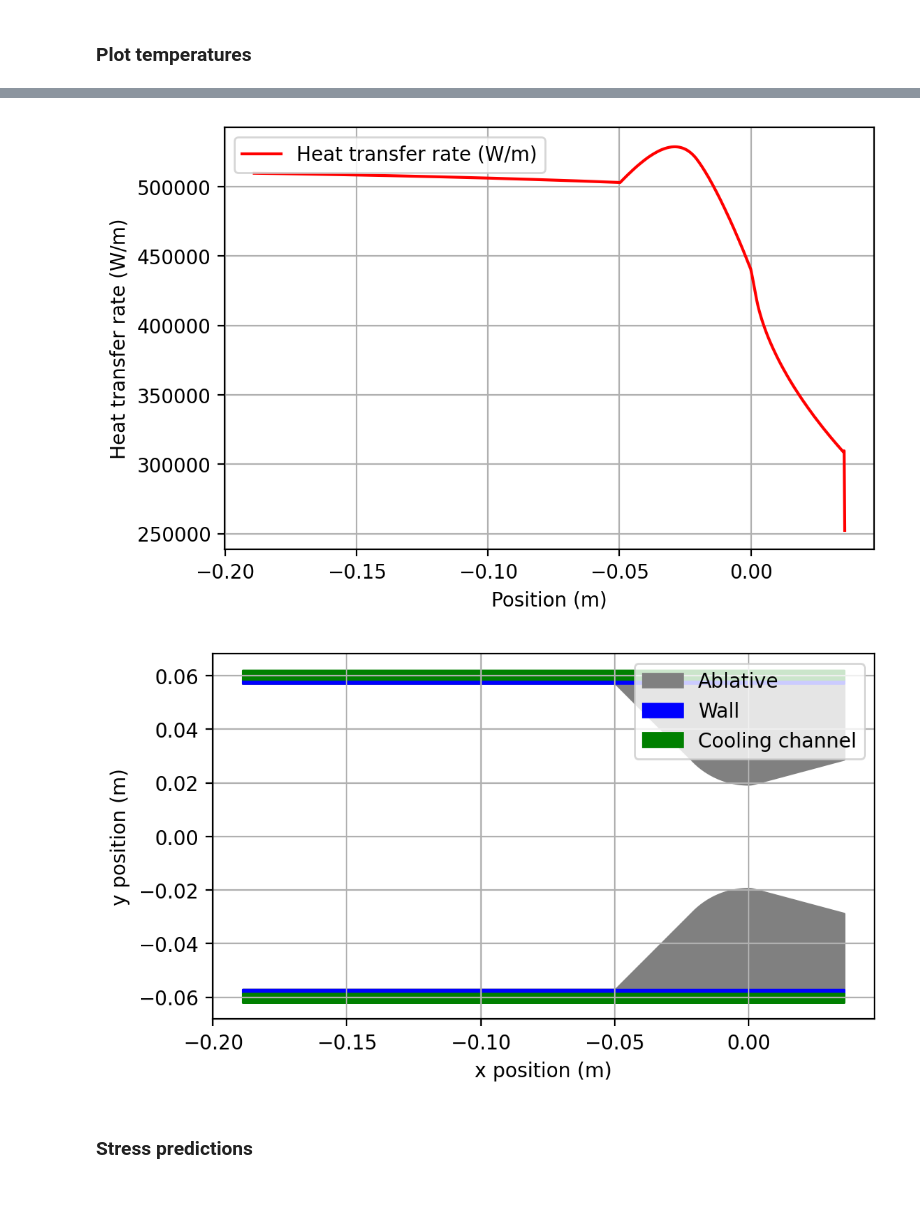
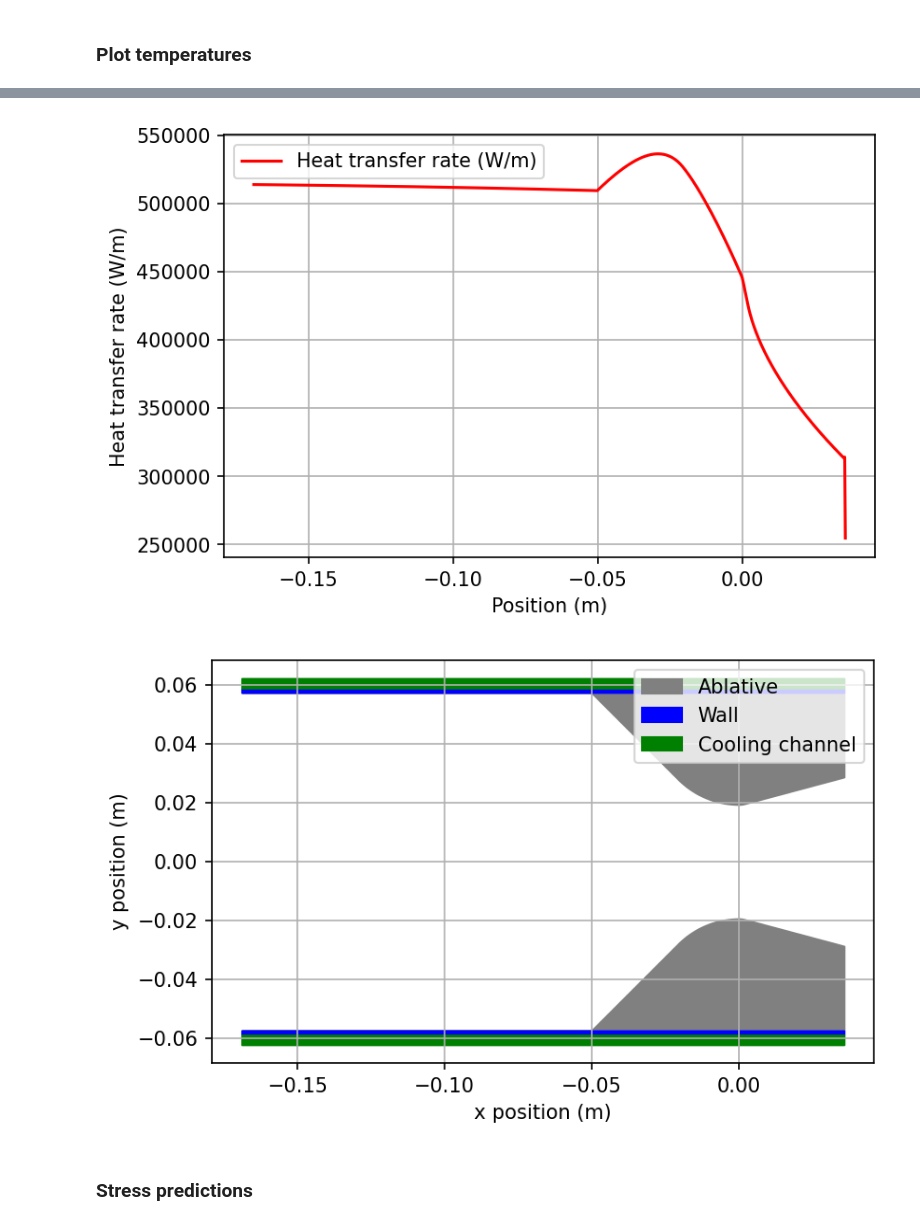
Before and after one commit to dug20/Bamboo-Investigations, a Jupyter notebook: White Dwarf/White Dwarf B.ipynb, the cells around one changed output, grey strips where cells are left out. Drawn from its saved outputs; the diff is of its cells as text; code cells hidden in the pictures; blank space fills up the shorter version.

```diff
--- a/White Dwarf/White Dwarf B.ipynb
+++ b/White Dwarf/White Dwarf B.ipynb
@@ -55,14 +55,19 @@ nozzle = bam.Nozzle.from_engine_components(perfect_gas, chamber_conditions, p_am
 engine = bam.Engine(perfect_gas, chamber_conditions, nozzle)
 
 # Chamber and wall geometry
-Rc = 114.198e-3/2
-Ac = np.pi*Rc**2                     # 116 mm chamber diameter
+Rc = 115e-3/2
+Dc = 2*Rc
+Dt = 2*(nozzle.At/np.pi)**0.5
+Ac = np.pi*Rc**2
 L_star = 1.2                                 # L_star = Volume_c/Area_t
-chamber_length = L_star*nozzle.At/Ac         # Use perfect gas At, as this will overestimate the chamber length (safe)
+Vc = L_star * nozzle.At
+
+# Equation (1.34) from http://www.braeunig.us/space/propuls.htm
+Lc = ( 24*Vc/np.pi - (Dc**3 - Dt**3)/np.tan(45*np.pi/180) ) / (6*Dc**2)
 
 inner_wall_thickness = 1.5e-3
 outer_wall_thickness = 1.5e-3
-engine.add_geometry(chamber_length = chamber_length,
+engine.add_geometry(chamber_length = Lc,
                     chamber_area = Ac,
                     inner_wall_thickness = inner_wall_thickness,
                     outer_wall_thickness = outer_wall_thickness)
@@ -145,12 +150,12 @@ inlet_T = 298.15                                      # Coolant inlet temperatur
 inlet_p0 = 1.01325e5                                  # Tank / inlet coolant stagnation pressure (Pa)
 inner_wall_material = bam.materials.CopperC700        # Copper inner wall
 outer_wall_material = bam.materials.StainlessSteel304 # Steel outer wall
-ideal_channel_height = 2.5e-3
+ideal_channel_height = 3.0e-3
 number_of_ribs = 100
 
 # Correct for the extra flow area due to the copper-stainless gap. We'll do this by just altering the blockage ratio and increasing channel height.
 ideal_blockage_ratio = 0.4                            # Fraction of area that is blocked by 'fins' - ignoring copper-stainless gap
-copper_stainless_gap = 0.901e-3                       # Gap between fin tips and stainless ID, to allow for thermal expansion
+copper_stainless_gap = 0.25e-3                        # Gap between fin tips and stainless ID, to allow for thermal expansion
 blocked_area = ( np.pi*(Rc + inner_wall_thickness + ideal_channel_height)**2 - np.pi*(Rc + inner_wall_thickness)**2) * ideal_blockage_ratio
 total_area = np.pi*(Rc + inner_wall_thickness + ideal_channel_height + copper_stainless_gap)**2 - np.pi*(Rc + inner_wall_thickness)**2
 blockage_ratio = blocked_area/total_area
@@ -244,4 +249,6 @@ engine.add_ablative(ablative_material)
 heating_data = engine.steady_heating_analysis(to_json = False,
                                               h_gas_model = 'bartz-sigma',
                                               h_coolant_model = 'gnielinski')
+
+print(f"Maximum temperature = {max(heating_data['T_wall_inner']) - 273.15} deg C")
 # %% [output]
@@ -252,7 +260,7 @@ Coolant stagnation pressure dropped below chamber pressure (10.0 bar) at x = 0.0
 ### Plot temperatures
 # %%
 import matplotlib as mpl
-mpl.rcParams['figure.dpi'] = 200
+mpl.rcParams['figure.dpi'] = 150
 
 bam.plot.plot_temperatures(heating_data)
 plt.title(f"Coolant flow rate = {mdot_coolant} kg/s")
@@ -271,5 +279,5 @@ plt.show()
-[figure, old version]
+[figure, new version]
-[figure, old version]
+[figure, new version]
 # %% [markdown]
 ### Stress predictions
 # %%
```
Also changed, not shown: parts of 4 cells of this notebook.
